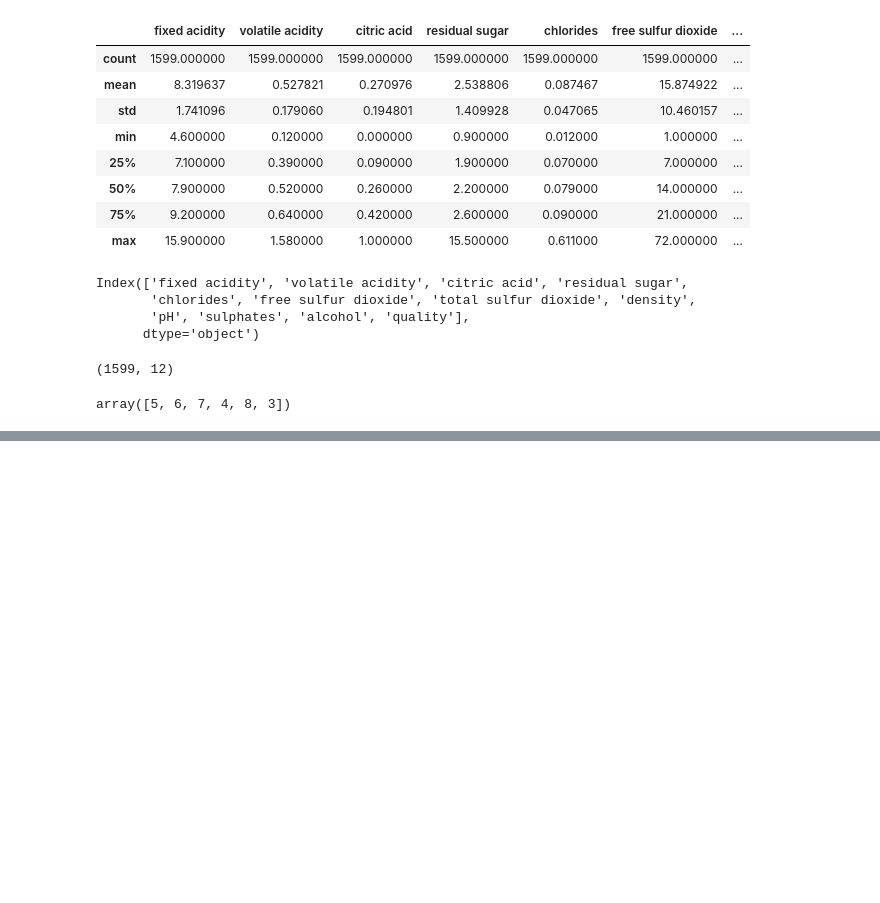
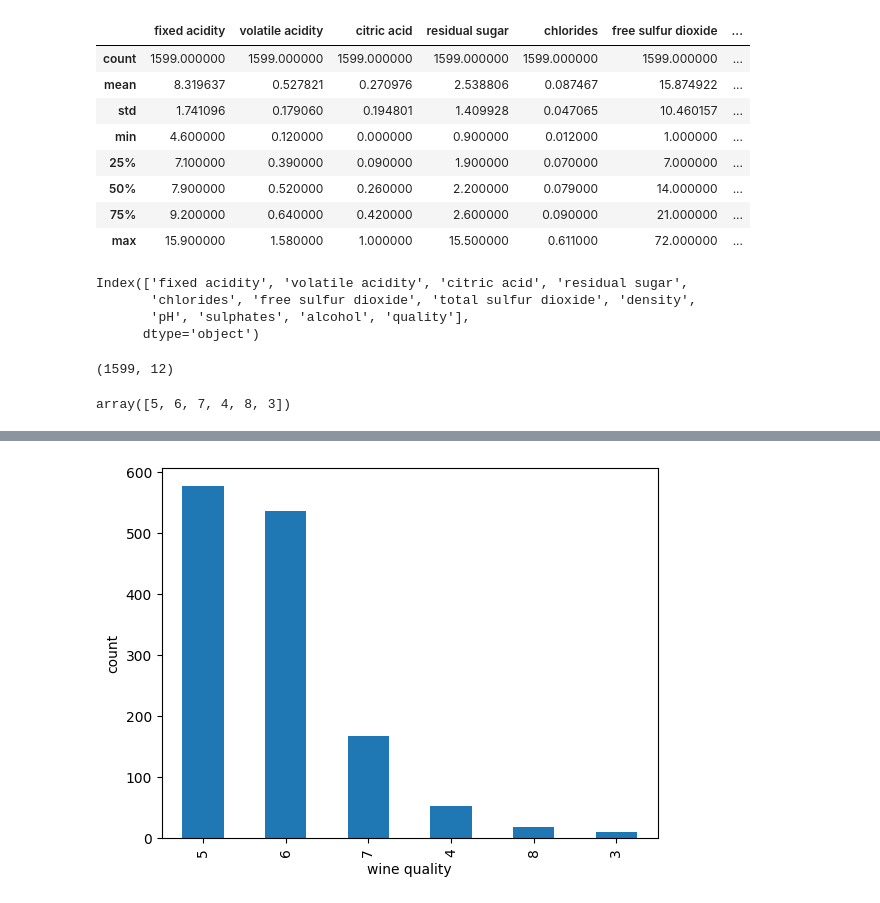
Before and after one commit to 19kirti/MachineLearning, a Jupyter notebook: redwine.ipynb, the cells around one changed output, grey strips where cells are left out. Cells and saved outputs as stored; diff of their text form; code cells hidden in the pictures; blank space fills up the shorter version.

```diff
--- a/redwine.ipynb
+++ b/redwine.ipynb
@@ -127,0 +213,7 @@ array([5, 6, 7, 4, 8, 3])
+# %%
+df.quality.value_counts().plot(kind='bar')
+plt.xlabel('wine quality')
+plt.ylabel('count')
+plt.show()
+# %% [output]
+[figure, added]
```
Also changed, not shown: parts of 11 cells of this notebook.
